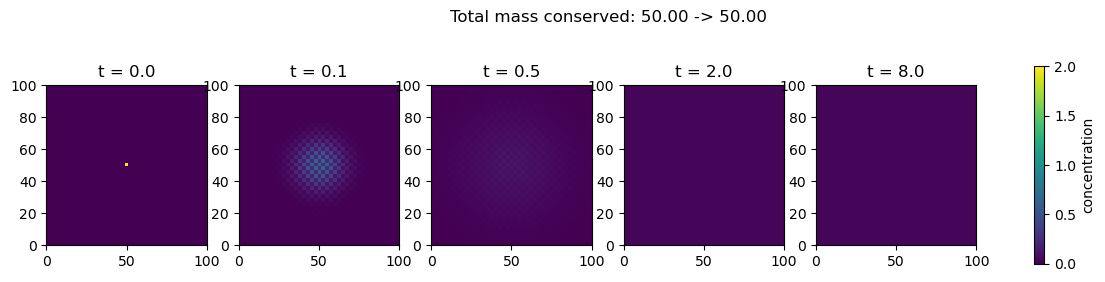
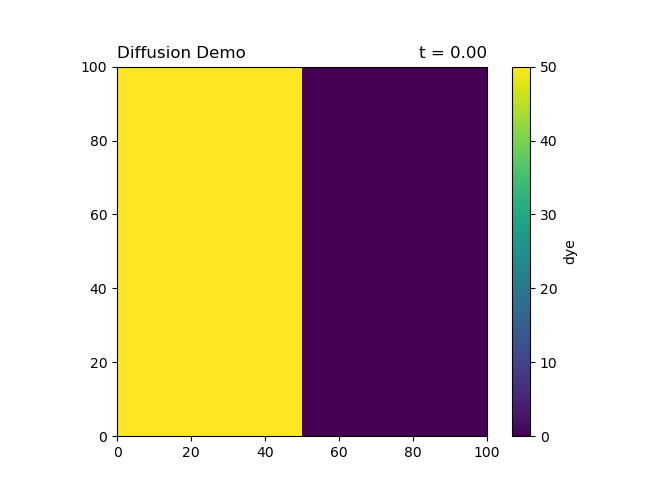
Code edit (unified diff) that turned the first committed figure into the second:
--- before
+++ after
@@ -1,22 +1,14 @@
-shape = (41, 41)
+shape = (40, 40)
 values = np.zeros(shape)
-values[20, 20] = 50.0  # a concentrated drop in the center
+values[:, :20] = 50.0  # left half starts high, right half starts at 0
 
 dye = Field("dye", values, diffuses=True, diffusivity=5e-10)
 env = Environment("Diffusion Demo", shape=shape, bounds=(100.0, 100.0), fields=[dye])
+colony = Colony([], env)  # no cells: pure field diffusion
 
-snapshot_times = [0.0, 0.1, 0.5, 2.0, 8.0]
-snapshots = {0.0: dye.values.copy()}
-t = 0.0
-for target_time in snapshot_times[1:]:
-    env.diffuse(target_time - t)
-    t = target_time
-    snapshots[t] = env.get_field("dye").values.copy()
+sim = Simulation(colony, dt=0.1, t_max=3.0)
+sim.run(show_progress=False)
 
-fig, axes = plt.subplots(1, len(snapshots), figsize=(3*len(snapshots), 3.2))
-for ax, (snap_time, snap) in zip(axes, snapshots.items()):
-    im = ax.imshow(snap, origin="lower", extent=[0, 100, 0, 100], vmin=0, vmax=2.0)
-    ax.set_title(f"t = {snap_time}")
-fig.colorbar(im, ax=axes, shrink=0.8, label="concentration")
-fig.suptitle(f"Total mass conserved: {snapshots[0.0].sum():.2f} -> {snapshots[8.0].sum():.2f}")
-plt.show()
+print(f"Total mass conserved: {values.sum():.2f} -> {env.get_field('dye').values.sum():.2f}")
+sim.visualize_field("dye", interval=150, save_path="outputs", filename="diffusion.gif", show_progress=False)
+Image(filename="outputs/diffusion.gif")

Commit: refactoring visualization and adding visualization of Fields